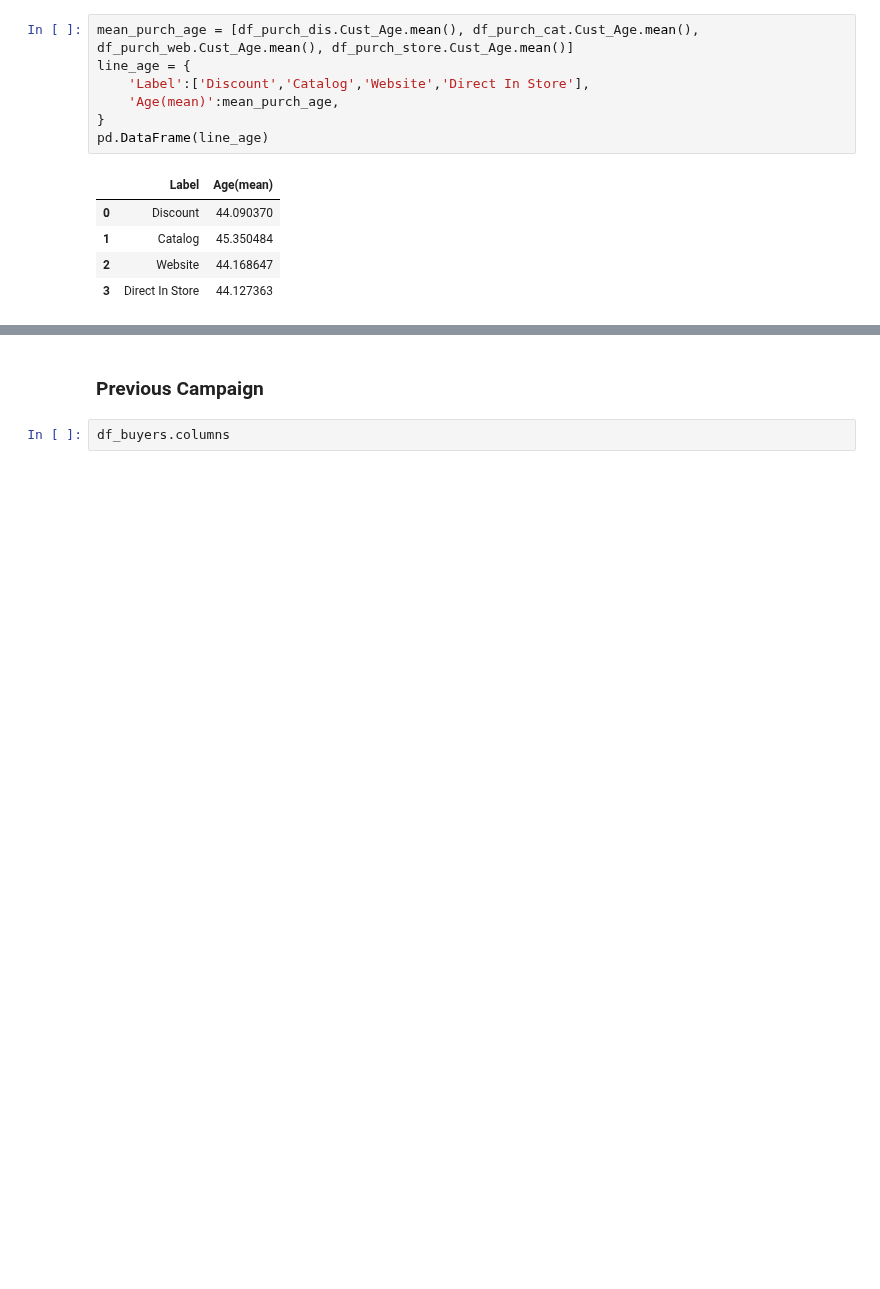
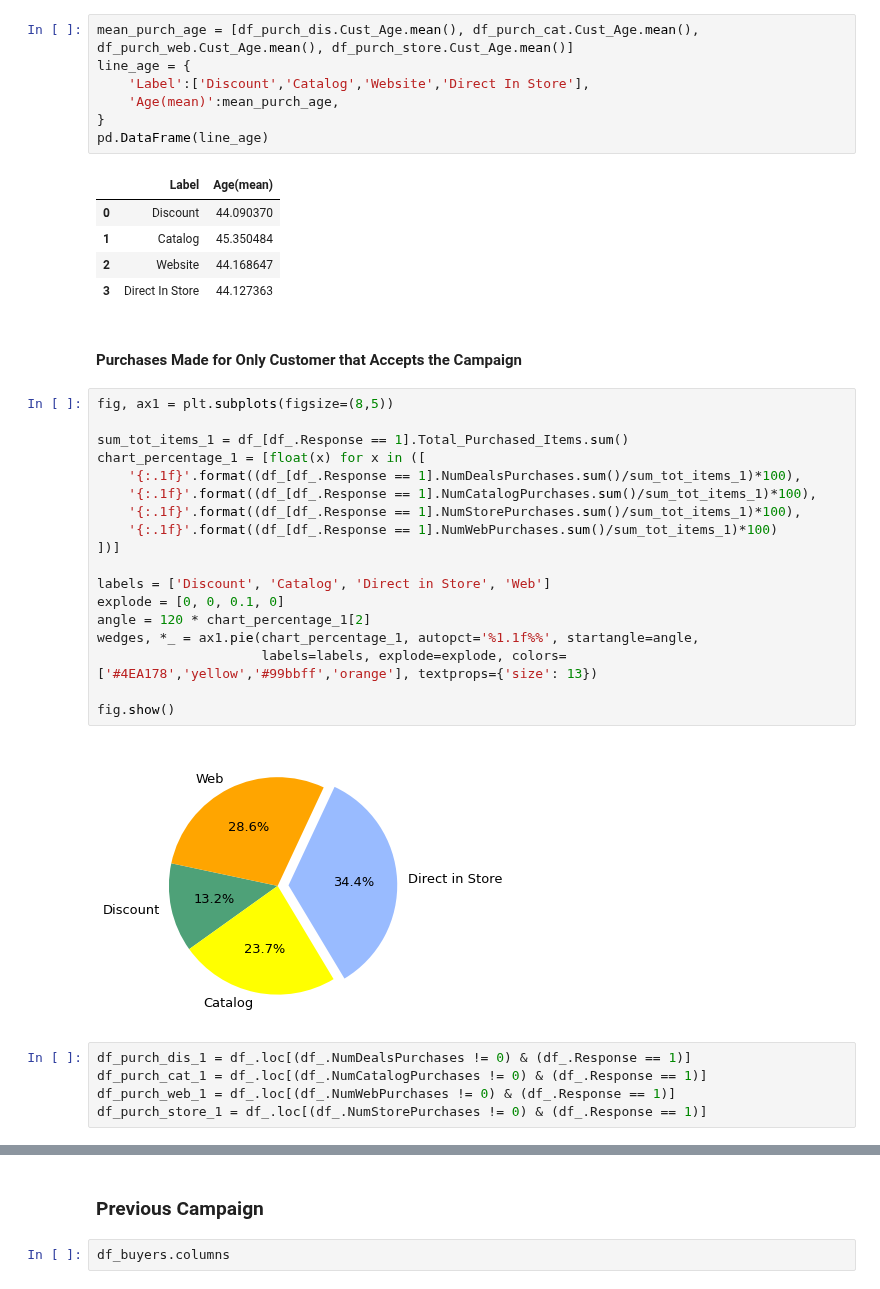
Before and after one commit to clarentcelsia/Analytics, a Jupyter notebook: marketing_campaign.ipynb, the cells around one changed output, grey strips where cells are left out. Drawn from its saved outputs; the diff is of its cells as text; blank space fills up the shorter version.

```diff
--- a/marketing_campaign.ipynb
+++ b/marketing_campaign.ipynb
@@ -951,3 +966,30 @@ pd.DataFrame(line_age)
 | 1 | Catalog | 45.350484 |
 | 2 | Website | 44.168647 |
 | 3 | Direct In Store | 44.127363 |
+# %% [markdown]
+#### Purchases Made for Only Customer that Accepts the Campaign
+# %%
+fig, ax1 = plt.subplots(figsize=(8,5))
+
+sum_tot_items_1 = df_[df_.Response == 1].Total_Purchased_Items.sum()
+chart_percentage_1 = [float(x) for x in ([
+    '{:.1f}'.format((df_[df_.Response == 1].NumDealsPurchases.sum()/sum_tot_items_1)*100),
+    '{:.1f}'.format((df_[df_.Response == 1].NumCatalogPurchases.sum()/sum_tot_items_1)*100),
+    '{:.1f}'.format((df_[df_.Response == 1].NumStorePurchases.sum()/sum_tot_items_1)*100),
+    '{:.1f}'.format((df_[df_.Response == 1].NumWebPurchases.sum()/sum_tot_items_1)*100)
+])]
+
+labels = ['Discount', 'Catalog', 'Direct in Store', 'Web']
+explode = [0, 0, 0.1, 0]
+angle = 120 * chart_percentage_1[2]
+wedges, *_ = ax1.pie(chart_percentage_1, autopct='%1.1f%%', startangle=angle,
+                     labels=labels, explode=explode, colors=['#4EA178','yellow','#99bbff','orange'], textprops={'size': 13})
+
+fig.show()
+# %% [output]
+[figure, added]
+# %%
+df_purch_dis_1 = df_.loc[(df_.NumDealsPurchases != 0) & (df_.Response == 1)]
+df_purch_cat_1 = df_.loc[(df_.NumCatalogPurchases != 0) & (df_.Response == 1)]
+df_purch_web_1 = df_.loc[(df_.NumWebPurchases != 0) & (df_.Response == 1)]
+df_purch_store_1 = df_.loc[(df_.NumStorePurchases != 0) & (df_.Response == 1)]
```
Also changed, not shown: parts of 13 cells of this notebook, 1 other file.
